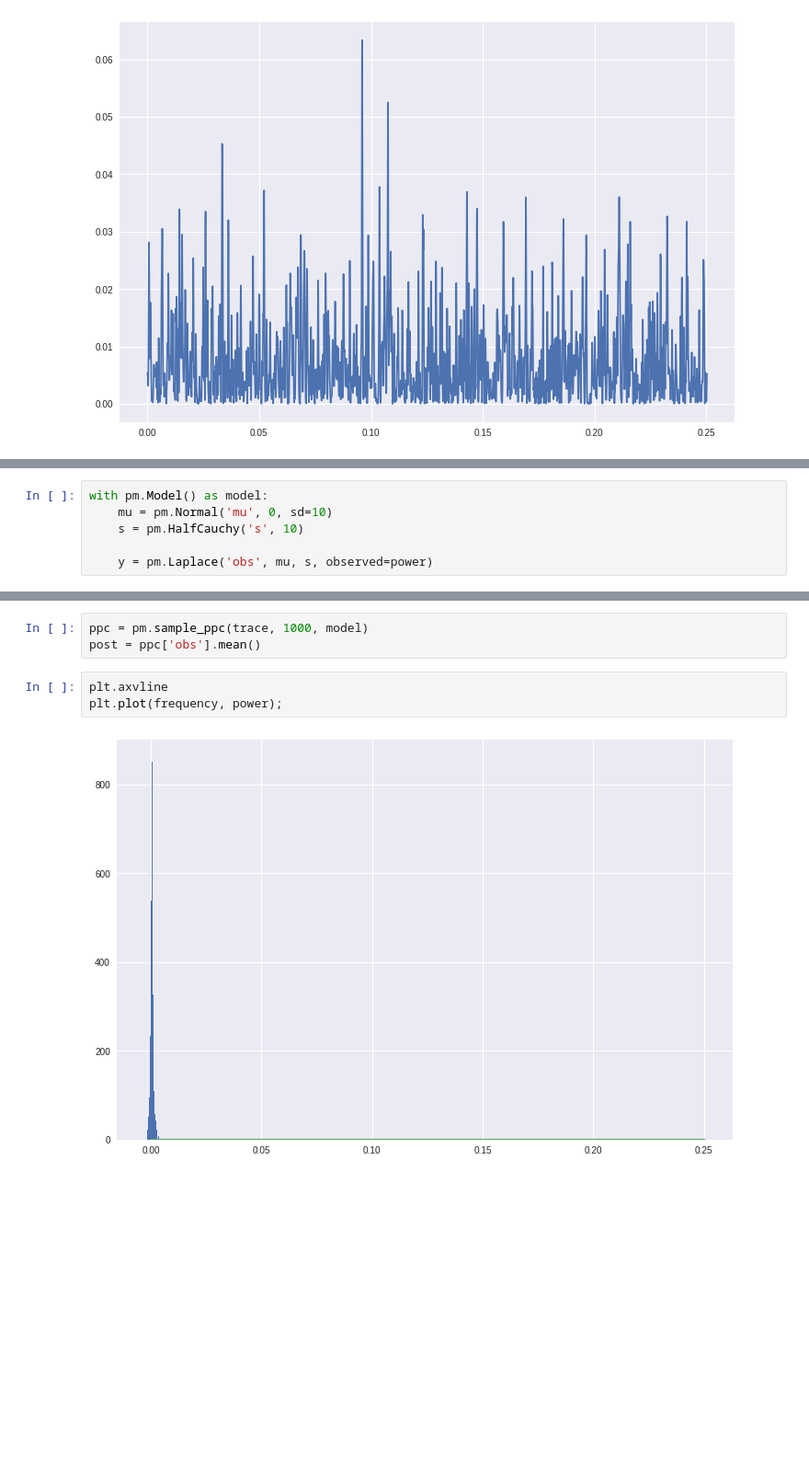
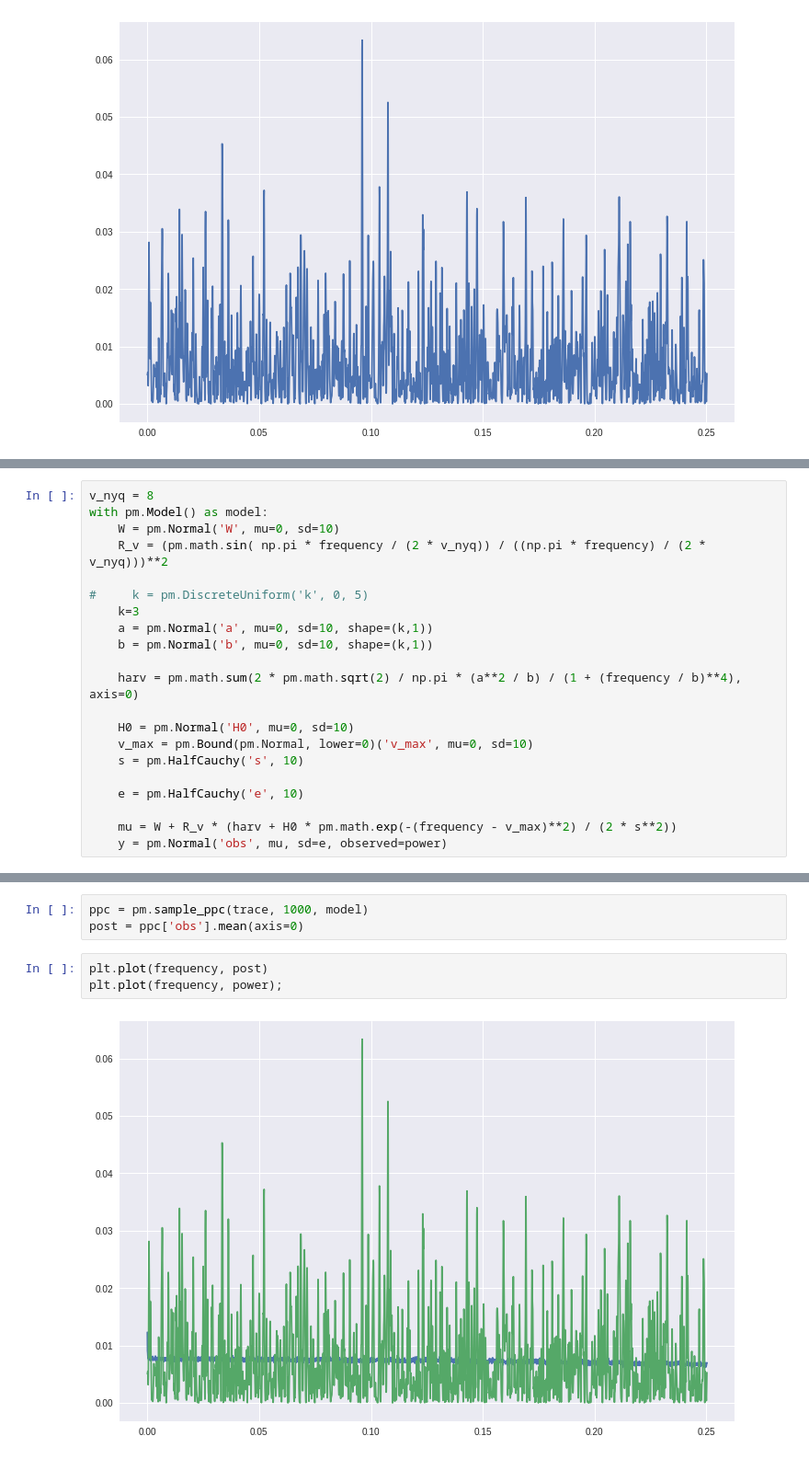
Before and after one commit to mileslucas/stat444, a Jupyter notebook: project/project.ipynb, the cells around one changed output, grey strips where cells are left out. Shown at 92% size. Saved outputs shown, nothing was run; the diff lists cells and outputs as text; blank space fills up the shorter version.

Commit message:
wrote model

```diff
--- a/project/project.ipynb
+++ b/project/project.ipynb
@@ -66,9 +52,24 @@ def unif(x):
-# %%
-with pm.Model() as model:
-    mu = pm.Normal('mu', 0, sd=10)
-    s = pm.HalfCauchy('s', 10)
-
-    y = pm.Laplace('obs', mu, s, observed=power)
+# %%
+v_nyq = 8
+with pm.Model() as model:
+    W = pm.Normal('W', mu=0, sd=10)
+    R_v = (pm.math.sin( np.pi * frequency / (2 * v_nyq)) / ((np.pi * frequency) / (2 * v_nyq)))**2
+
+#     k = pm.DiscreteUniform('k', 0, 5)
+    k=3
+    a = pm.Normal('a', mu=0, sd=10, shape=(k,1))
+    b = pm.Normal('b', mu=0, sd=10, shape=(k,1))
+
+    harv = pm.math.sum(2 * pm.math.sqrt(2) / np.pi * (a**2 / b) / (1 + (frequency / b)**4), axis=0)
+
+    H0 = pm.Normal('H0', mu=0, sd=10)
+    v_max = pm.Bound(pm.Normal, lower=0)('v_max', mu=0, sd=10)
+    s = pm.HalfCauchy('s', 10)
+
+    e = pm.HalfCauchy('e', 10)
+
+    mu = W + R_v * (harv + H0 * pm.math.exp(-(frequency - v_max)**2) / (2 * s**2))
+    y = pm.Normal('obs', mu, sd=e, observed=power)
 # %%
 with model:
     trace = pm.sample(1000, tune=1000)
@@ -84,8 +96,8 @@ pm.traceplot(trace);
 # %%
 ppc = pm.sample_ppc(trace, 1000, model)
-post = ppc['obs'].mean()
+post = ppc['obs'].mean(axis=0)
 # %%
-plt.axvline
+plt.plot(frequency, post)
 plt.plot(frequency, power);
 # %% [output]
-[figure, old version]
+[figure, new version]
```
Also changed, not shown: parts of 7 cells of this notebook.
